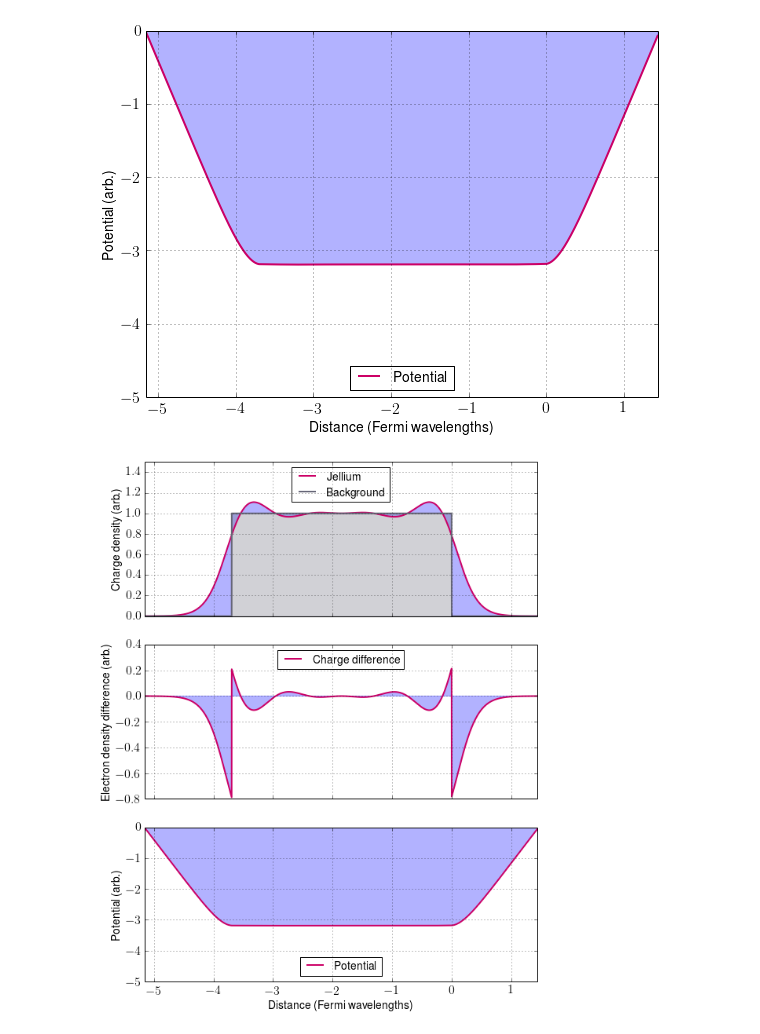
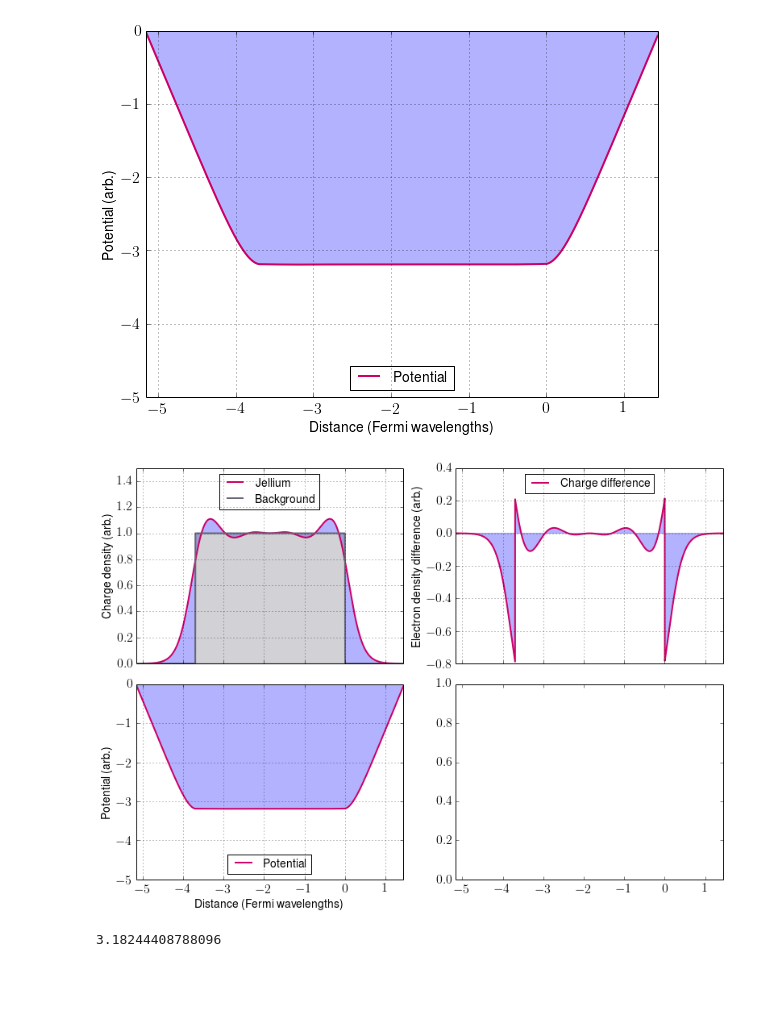
Before and after one commit to keeeto/fitting, a Jupyter notebook: JelliumCalc.ipynb, the cells around one changed output. Saved outputs shown, nothing was run; the diff lists cells and outputs as text; code cells hidden in the pictures; blank space fills up the shorter version.

```diff
--- a/JelliumCalc.ipynb
+++ b/JelliumCalc.ipynb
@@ -163,40 +163,44 @@ plt.savefig('Potential.png')
 [figure]
 # %%
 # Four axes, returned as a 2-d array
-f, axarr = plt.subplots(3, 1, sharex=True)
-f.set_size_inches(8,10)
+f, axarr = plt.subplots(2, 2, sharex=True)
+f.set_size_inches(11,8)
 #  Upper
-axarr[0].plot(abscissa,new_density,linewidth=2.0, label='Jellium')
-axarr[0].plot(abscissa,new_background,linewidth=2.0,label='Background')
-axarr[0].fill_between(abscissa,new_density,new_background,alpha=0.3,color='b')
-axarr[0].fill_between(abscissa,new_background,0,alpha=.3,color='#666677')
-axarr[0].grid(True)
-axarr[0].set_xlim(min(abscissa),max(abscissa))
-axarr[0].set_ylim(0,1.5)
-axarr[0].legend(loc='upper center', fontsize=14)
-axarr[0].set_ylabel('Charge density (arb.)', fontsize=14)
+axarr[0,0].plot(abscissa,new_density,linewidth=2.0, label='Jellium')
+axarr[0,0].plot(abscissa,new_background,linewidth=2.0,label='Background')
+axarr[0,0].fill_between(abscissa,new_density,new_background,alpha=0.3,color='b')
+axarr[0,0].fill_between(abscissa,new_background,0,alpha=.3,color='#666677')
+axarr[0,0].grid(True)
+axarr[0,0].set_xlim(min(abscissa),max(abscissa))
+axarr[0,0].set_ylim(0,1.5)
+axarr[0,0].legend(loc='upper center', fontsize=14)
+axarr[0,0].set_ylabel('Charge density (arb.)', fontsize=14)
 
 #Middle
-axarr[1].plot(abscissa,new_diff,label='Charge difference',linewidth=2.)
-axarr[1].grid(True)
-axarr[1].set_xlim(min(abscissa),max(abscissa))
-axarr[1].fill_between(abscissa,new_diff,0,alpha=0.3,color='b')
-axarr[1].legend(loc='upper center', fontsize=14)
+axarr[0,1].plot(abscissa,new_diff,label='Charge difference',linewidth=2.)
+axarr[0,1].grid(True)
+axarr[0,1].set_xlim(min(abscissa),max(abscissa))
+axarr[0,1].fill_between(abscissa,new_diff,0,alpha=0.3,color='b')
+axarr[0,1].legend(loc='upper center', fontsize=14)
 #plt.xlabel('Distance (Fermi wavelengths)', fontsize=14)
-axarr[1].set_ylabel('Electron density difference (arb.)', fontsize=14)
+axarr[0,1].set_ylabel('Electron density difference (arb.)', fontsize=14)
 
 # Lower
-axarr[2].plot(abscissa,potential,label='Potential',linewidth=2.)
-axarr[2].grid(True)
-axarr[2].set_xlim(min(abscissa),max(abscissa))
-axarr[2].set_ylim(-5,0)
-axarr[2].fill_between(abscissa,potential,0,alpha=0.3,color='b')
-axarr[2].legend(loc='lower center', fontsize=14)
-axarr[2].set_xlabel('Distance (Fermi wavelengths)', fontsize=14)
-axarr[2].set_ylabel('Potential (arb.)', fontsize=14)
+axarr[1,0].plot(abscissa,potential,label='Potential',linewidth=2.)
+axarr[1,0].grid(True)
+axarr[1,0].set_xlim(min(abscissa),max(abscissa))
+axarr[1,0].set_ylim(-5,0)
+axarr[1,0].fill_between(abscissa,potential,0,alpha=0.3,color='b')
+axarr[1,0].legend(loc='lower center', fontsize=14)
+axarr[1,0].set_xlabel('Distance (Fermi wavelengths)', fontsize=14)
+axarr[1,0].set_ylabel('Potential (arb.)', fontsize=14)
 
 f.tight_layout()
 f.savefig('JelliumExperiment.pdf')
 plt.show()
 # %% [output]
-[figure, old version]
+[figure, new version]
+# %%
+1.59264*2.45572*0.81370
+# %% [output]
+3.18244408788096
```
Also changed, not shown: 1 other file.
